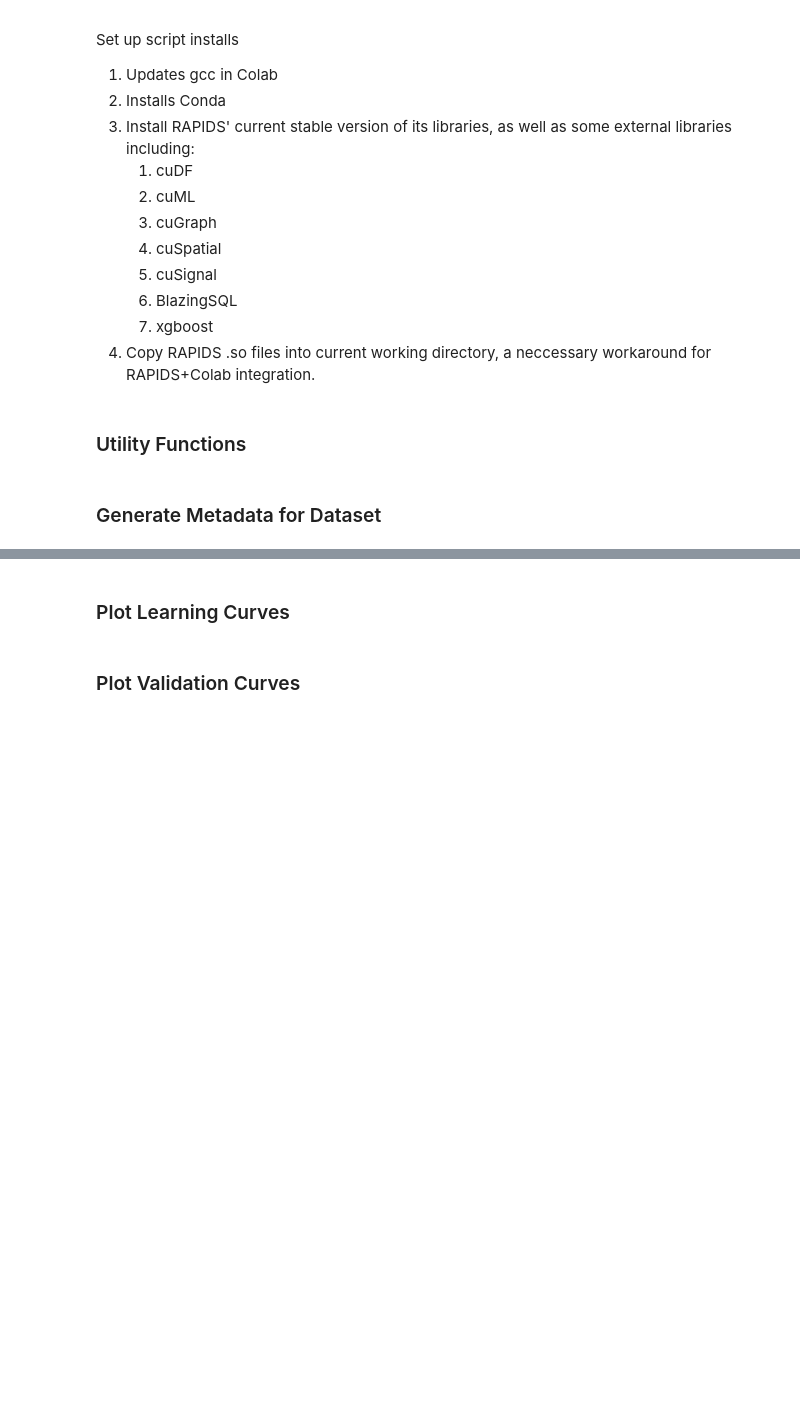
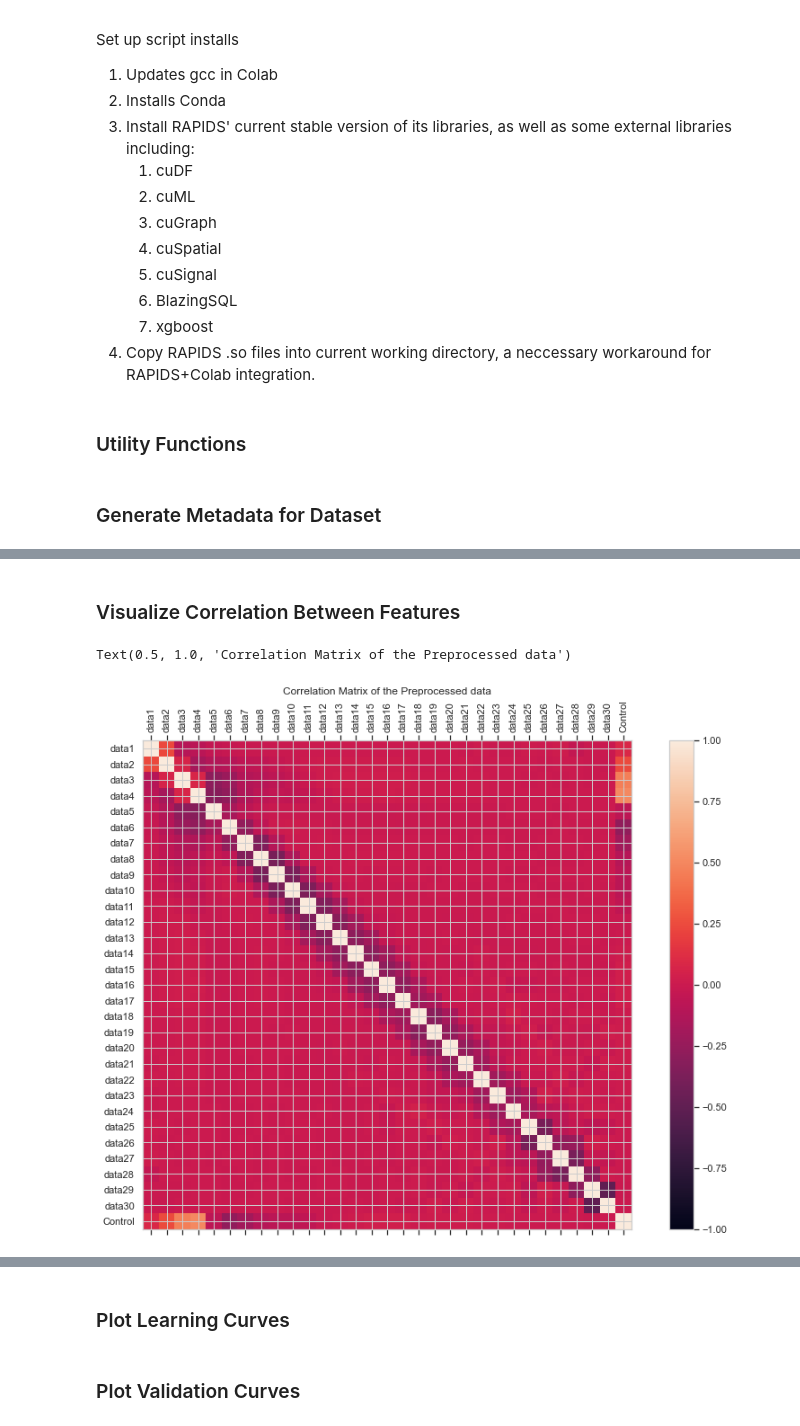
Before and after one commit to rushvanth/AFDetection, a Jupyter notebook: AFDetection.ipynb, the cells around one changed output, grey strips where cells are left out. Cells and saved outputs as stored; diff of their text form; code cells hidden in the pictures; blank space fills up the shorter version.

```diff
--- a/AFDetection.ipynb
+++ b/AFDetection.ipynb
@@ -460,0 +477,20 @@ plt.savefig(img_file_path)
+# %% [markdown]
+### Visualize Correlation Between Features
+# %%
+# Plot heatmap of the correlation matrix
+from pylab import rcParams
+rcParams['figure.figsize'] = 15, 10
+fig = plt.figure()
+ax = fig.add_subplot(111)
+cax = ax.matshow(af_data.corr(), vmin=-1, vmax=1, interpolation='none')
+fig.colorbar(cax)
+ticks = np.arange(0,len(af_data.columns),1)
+ax.set_xticks(ticks)
+plt.xticks(rotation=90)
+ax.set_yticks(ticks)
+ax.set_xticklabels(af_data.columns)
+ax.set_yticklabels(af_data.columns)
+plt.title('Correlation Matrix of the Preprocessed data')
+# %% [output]
+Text(0.5, 1.0, 'Correlation Matrix of the Preprocessed data')
+[figure, added]
```
Also changed, not shown: parts of 7 cells of this notebook, 1 other file.
